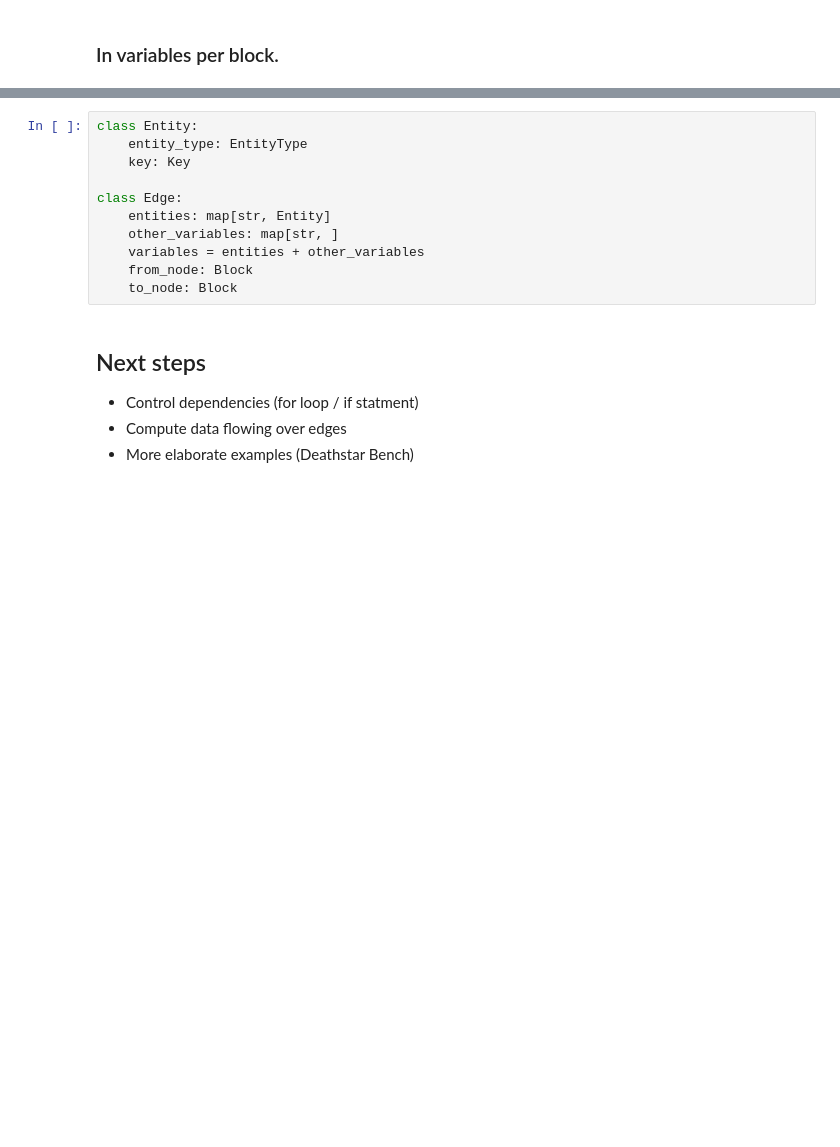
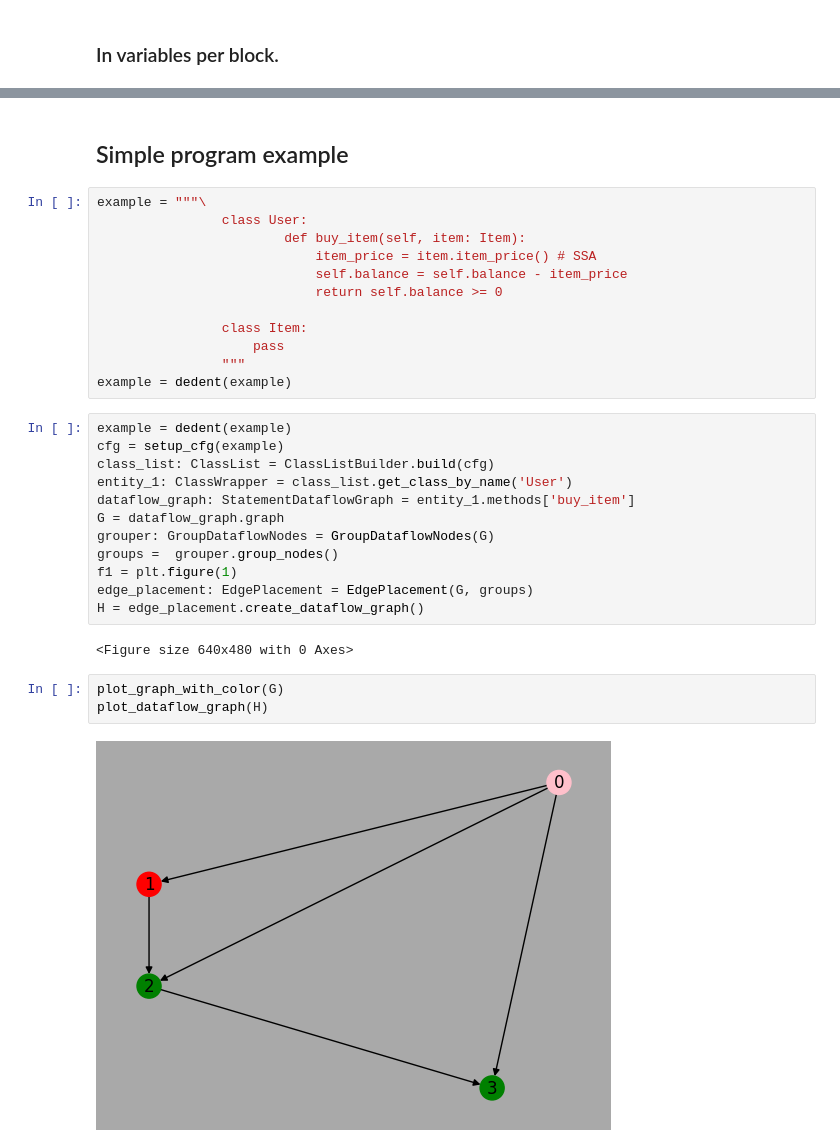
Before and after one commit to delftdata/cascade, a Jupyter notebook: notebooks/dataflow_example.ipynb, the cells around one changed output, grey strips where cells are left out. Saved outputs shown, nothing was run; the diff lists cells and outputs as text; blank space fills up the shorter version.

```diff
--- a/notebooks/dataflow_example.ipynb
+++ b/notebooks/dataflow_example.ipynb
@@ -183,16 +172,33 @@ NameError: name 'EntityType' is not defined
-# %%
-class Entity:
-    entity_type: EntityType
-    key: Key
-
-class Edge:
-    entities: map[str, Entity]
-    other_variables: map[str, ]
-    variables = entities + other_variables
-    from_node: Block
-    to_node: Block
-# %% [markdown]
-## Next steps
-- Control dependencies (for loop / if statment)
-- Compute data flowing over edges
-- More elaborate examples (Deathstar Bench)
+# %% [markdown]
+## Simple program example
+# %%
+example = """\
+                class User:
+                        def buy_item(self, item: Item):
+                            item_price = item.item_price() # SSA
+                            self.balance = self.balance - item_price
+                            return self.balance >= 0
+
+                class Item:
+                    pass
+                """
+example = dedent(example)
+# %%
+example = dedent(example)
+cfg = setup_cfg(example)
+class_list: ClassList = ClassListBuilder.build(cfg)
+entity_1: ClassWrapper = class_list.get_class_by_name('User')
+dataflow_graph: StatementDataflowGraph = entity_1.methods['buy_item']
+G = dataflow_graph.graph
+grouper: GroupDataflowNodes = GroupDataflowNodes(G)
+groups =  grouper.group_nodes()
+f1 = plt.figure(1)
+edge_placement: EdgePlacement = EdgePlacement(G, groups)
+H = edge_placement.create_dataflow_graph()
+# %% [output]
+<Figure size 640x480 with 0 Axes>
+# %%
+plot_graph_with_color(G)
+plot_dataflow_graph(H)
+# %% [output]
+[figure, added]
```
Also changed, not shown: parts of 17 cells of this notebook, 6 other files.
